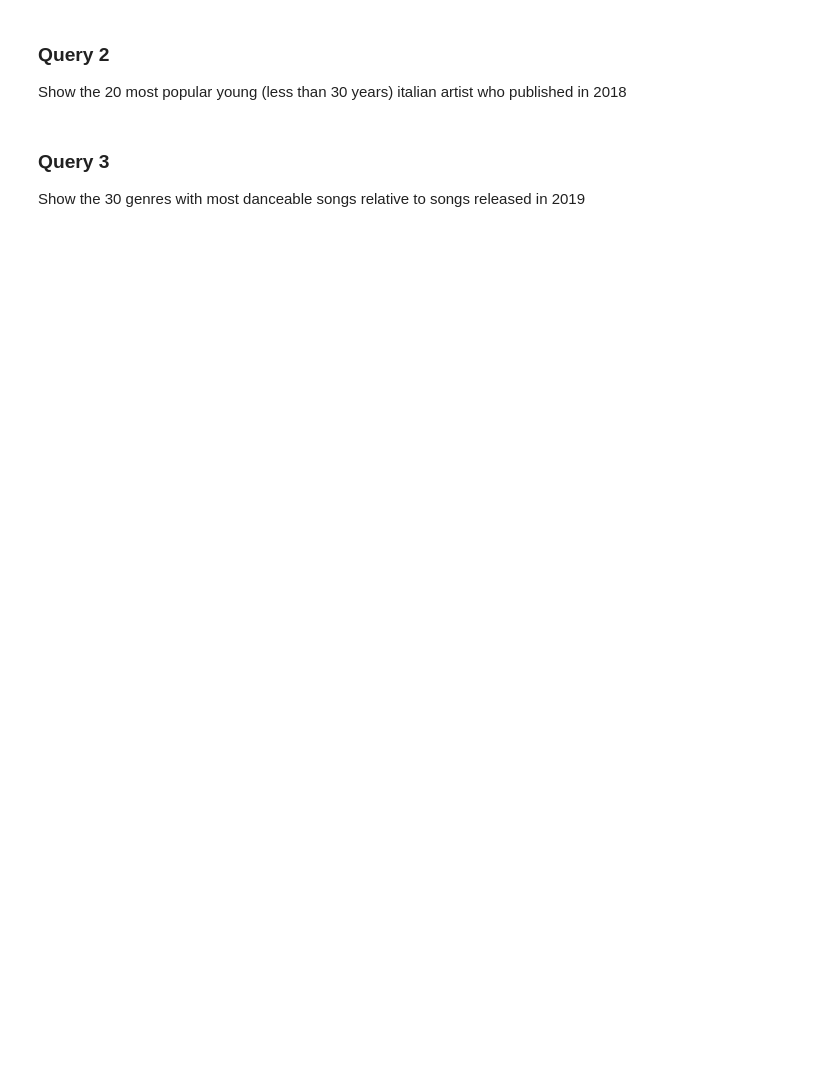
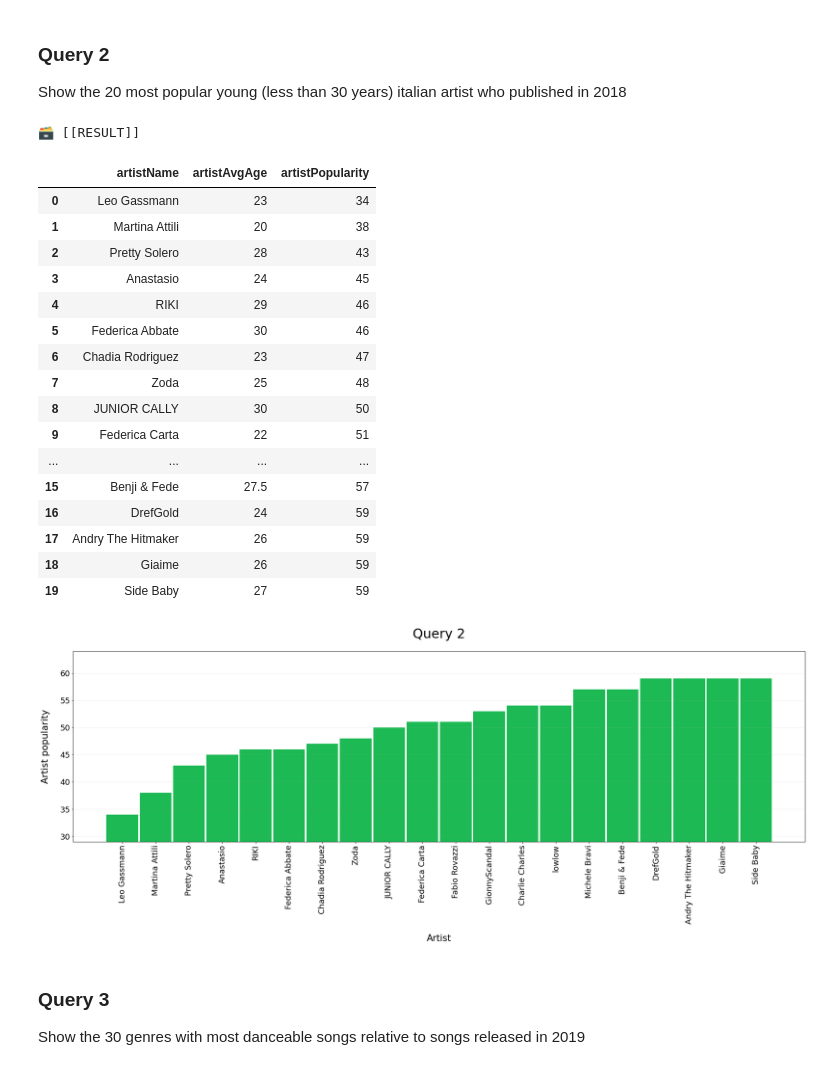
Before and after one commit to luca-martinelli-09/spotify-lod, a Jupyter notebook: spotifyGraphQueries.ipynb, the cells around one changed output. Saved outputs shown, nothing was run; the diff lists cells and outputs as text; code cells hidden in the pictures; blank space fills up the shorter version.

```diff
--- a/spotifyGraphQueries.ipynb
+++ b/spotifyGraphQueries.ipynb
@@ -245,33 +265,54 @@ select distinct ?artistName (avg(?artistAge) as ?artistAvgAge) ?artistPopularity
             so:name ?artistName ;
     		so:popularity ?artistPopularity .
     ?track so:isPartOf ?album ;
            so:name ?trackName .
 	?album so:releaseDate ?releaseDate ;
         	so:name ?albumName .
     filter(?releaseDate >= "2018-01-01"^^xsd:date && ?releaseDate < "2019-01-01"^^xsd:date) .
     filter(?artistBirthdate >= "1991-01-01"^^xsd:date ) .
     bind((year(now()) - year(?artistBirthdate)) as ?artistAge)
 } group by ?artistName ?artistPopularity
+order by (?artistPopularity)
 limit 20
 """)
 
 printResult(result, resultType)
 
 if not result is None:
     plotResults(
         figSize=(30, 8),
         title="Query 2",
         x=np.arange(len(result)),
         yArr=[result["artistPopularity"]],
         yLabel="Artist popularity",
         xLabel="Artist",
         xTicks=result["artistName"],
         ticksRotation=90,
         showGrid=True,
         gridAxis="y",
         bar=True,
         saveTitle="query2"
     )
+# %% [output]
+🗃️ [[RESULT]]
+|  | artistName | artistAvgAge | artistPopularity |
+| 0 | Leo Gassmann | 23 | 34 |
+| 1 | Martina Attili | 20 | 38 |
+| 2 | Pretty Solero | 28 | 43 |
+| 3 | Anastasio | 24 | 45 |
+| 4 | RIKI | 29 | 46 |
+| 5 | Federica Abbate | 30 | 46 |
+| 6 | Chadia Rodriguez | 23 | 47 |
+| 7 | Zoda | 25 | 48 |
+| 8 | JUNIOR CALLY | 30 | 50 |
+| 9 | Federica Carta | 22 | 51 |
+| ... | ... | ... | ... |
+| 15 | Benji & Fede | 27.5 | 57 |
+| 16 | DrefGold | 24 | 59 |
+| 17 | Andry The Hitmaker | 26 | 59 |
+| 18 | Giaime | 26 | 59 |
+| 19 | Side Baby | 27 | 59 |
+[figure, added]
 # %% [markdown]
 ### Query 3
 Show the 30 genres with most danceable songs relative to songs released in 2019
```
Also changed, not shown: parts of 14 cells of this notebook.
